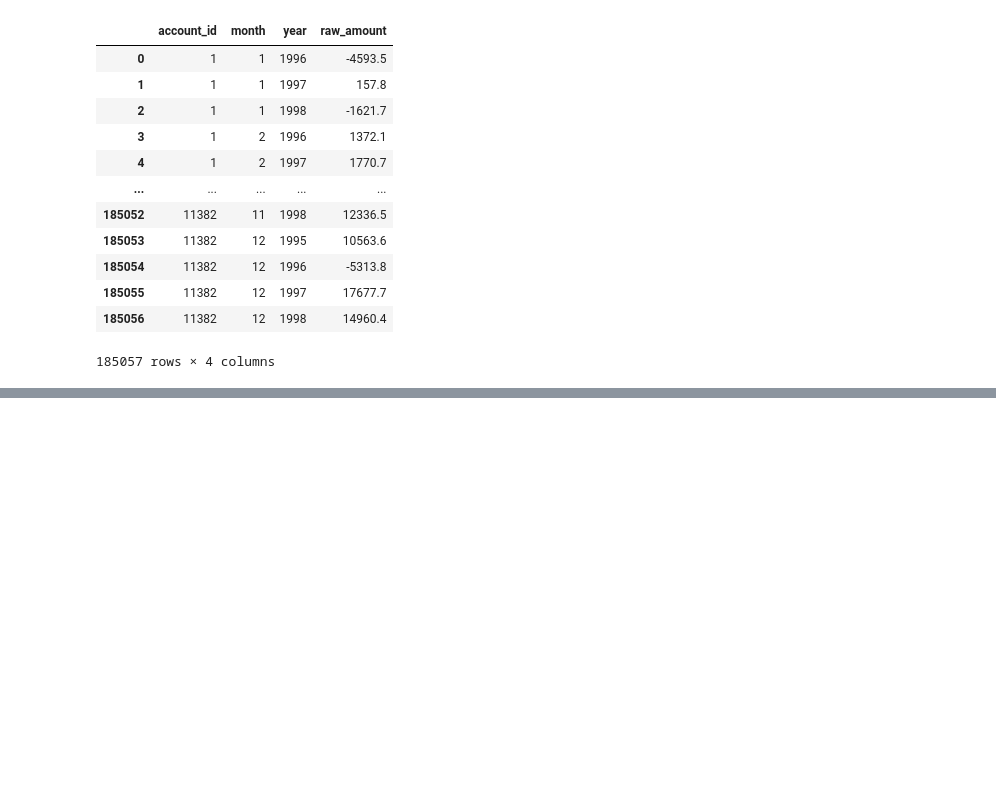
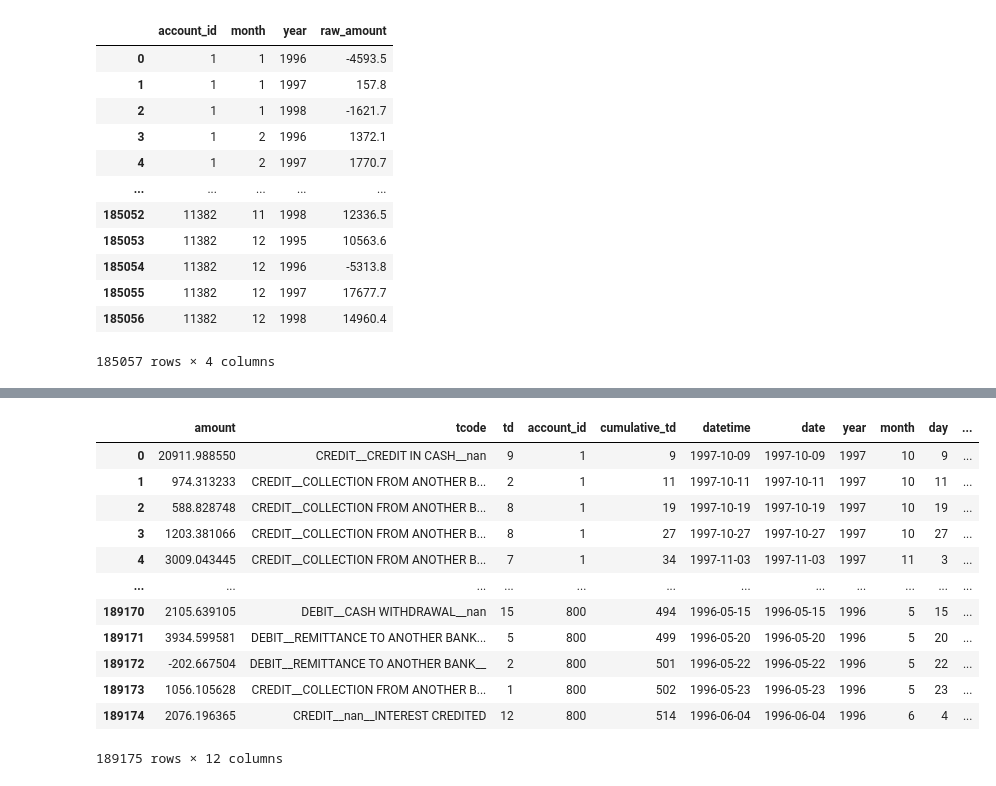
Before and after one commit to Hamideh-Mehri/Synthetic-Data, a Jupyter notebook: SeqCTGAN/metric2.ipynb, the cells around one changed output, grey strips where cells are left out. Drawn from its saved outputs; the diff is of its cells as text; code cells hidden in the pictures; blank space fills up the shorter version.

```diff
--- a/SeqCTGAN/metric2.ipynb
+++ b/SeqCTGAN/metric2.ipynb
@@ -597,0 +842,3 @@ data = {
+# %%
+synth3 = pd.read_csv('synth3.csv')
+synth3
@@ -597,0 +859,31 @@ data = {
+# %%
+# Convert the 'date' column to datetime type
+synth3['date'] = pd.to_datetime(synth3['datetime'])
+
+# Extract year, month, and day into separate columns
+synth3['year'] = synth3['date'].dt.year
+synth3['month'] = synth3['date'].dt.month
+synth3['day'] = synth3['date'].dt.day
+
+synth3['type'] = synth3['tcode'].str.split('__').str[0]
+synth3['raw_amount'] = synth3.apply(lambda row: row['amount'] if row['type'] == 'CREDIT' else -row['amount'], axis=1)
+
+synth3_sorted = synth3.sort_values(['account_id', 'year', 'month', 'day'])
+
+synth3_cf = synth3[["account_id", "month", "raw_amount", "year"]].groupby(["account_id", "month", "year"],as_index=False)["raw_amount"].sum()
+# %%
+synth3
+# %% [output]
+|  | amount | tcode | td | account_id | cumulative_td | datetime | date | year | month | day | ... |
+| 0 | 20911.988550 | CREDIT__CREDIT IN CASH__nan | 9 | 1 | 9 | 1997-10-09 | 1997-10-09 | 1997 | 10 | 9 | ... |
+| 1 | 974.313233 | CREDIT__COLLECTION FROM ANOTHER B... | 2 | 1 | 11 | 1997-10-11 | 1997-10-11 | 1997 | 10 | 11 | ... |
+| 2 | 588.828748 | CREDIT__COLLECTION FROM ANOTHER B... | 8 | 1 | 19 | 1997-10-19 | 1997-10-19 | 1997 | 10 | 19 | ... |
+| 3 | 1203.381066 | CREDIT__COLLECTION FROM ANOTHER B... | 8 | 1 | 27 | 1997-10-27 | 1997-10-27 | 1997 | 10 | 27 | ... |
+| 4 | 3009.043445 | CREDIT__COLLECTION FROM ANOTHER B... | 7 | 1 | 34 | 1997-11-03 | 1997-11-03 | 1997 | 11 | 3 | ... |
+| ... | ... | ... | ... | ... | ... | ... | ... | ... | ... | ... | ... |
+| 189170 | 2105.639105 | DEBIT__CASH WITHDRAWAL__nan | 15 | 800 | 494 | 1996-05-15 | 1996-05-15 | 1996 | 5 | 15 | ... |
+| 189171 | 3934.599581 | DEBIT__REMITTANCE TO ANOTHER BANK... | 5 | 800 | 499 | 1996-05-20 | 1996-05-20 | 1996 | 5 | 20 | ... |
+| 189172 | -202.667504 | DEBIT__REMITTANCE TO ANOTHER BANK__ | 2 | 800 | 501 | 1996-05-22 | 1996-05-22 | 1996 | 5 | 22 | ... |
+| 189173 | 1056.105628 | CREDIT__COLLECTION FROM ANOTHER B... | 1 | 800 | 502 | 1996-05-23 | 1996-05-23 | 1996 | 5 | 23 | ... |
+| 189174 | 2076.196365 | CREDIT__nan__INTEREST CREDITED | 12 | 800 | 514 | 1996-06-04 | 1996-06-04 | 1996 | 6 | 4 | ... |
+189175 rows × 12 columns
```
Also changed, not shown: parts of 90 cells of this notebook.
